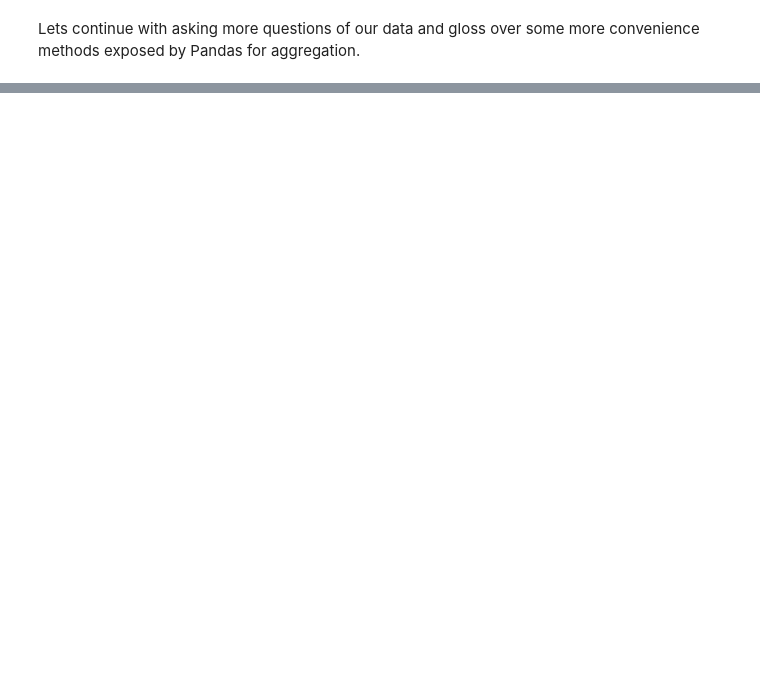
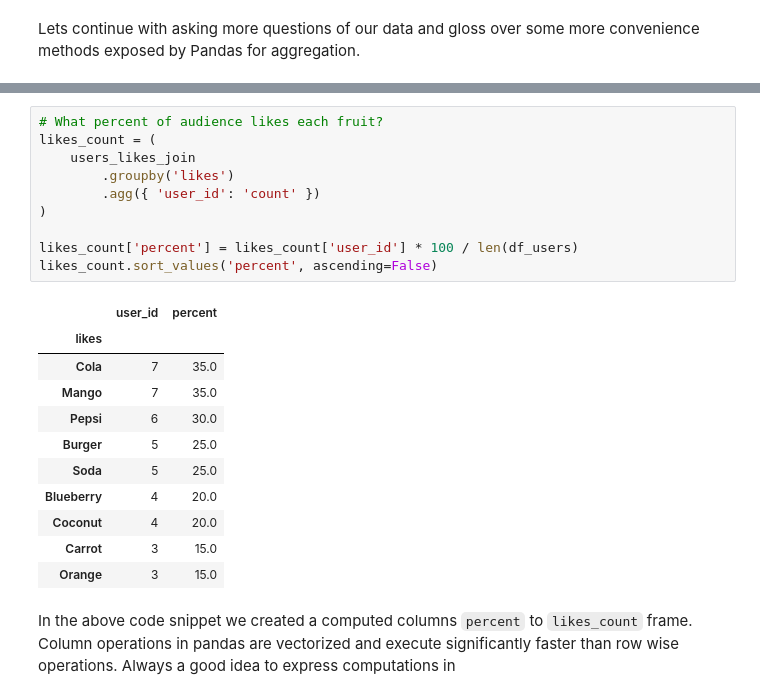
Before and after one commit to dragomirradev/python-data-analysis, a Jupyter notebook: 1-Working-with-relational-data-using-Pandas.ipynb, the cells around one changed output, grey strips where cells are left out. Saved outputs shown, nothing was run; the diff lists cells and outputs as text; blank space fills up the shorter version.

```diff
--- a/1-Working-with-relational-data-using-Pandas.ipynb
+++ b/1-Working-with-relational-data-using-Pandas.ipynb
@@ -499,0 +446,24 @@ df_mango_like
+# %%
+# What percent of audience likes each fruit?
+likes_count = (
+    users_likes_join
+        .groupby('likes')
+        .agg({ 'user_id': 'count' })
+)
+
+likes_count['percent'] = likes_count['user_id'] * 100 / len(df_users)
+likes_count.sort_values('percent', ascending=False)
+# %% [output]
+|  | user_id | percent |
+| likes |  |  |
+| Cola | 7 | 35.0 |
+| Mango | 7 | 35.0 |
+| Pepsi | 6 | 30.0 |
+| Burger | 5 | 25.0 |
+| Soda | 5 | 25.0 |
+| Blueberry | 4 | 20.0 |
+| Coconut | 4 | 20.0 |
+| Carrot | 3 | 15.0 |
+| Orange | 3 | 15.0 |
+# %% [markdown]
+In the above code snippet we created a computed columns `percent` to `likes_count` frame. Column operations in pandas are vectorized and execute significantly faster than row wise operations. Always a good idea to express computations in
```
Also changed, not shown: parts of 25 cells of this notebook.
